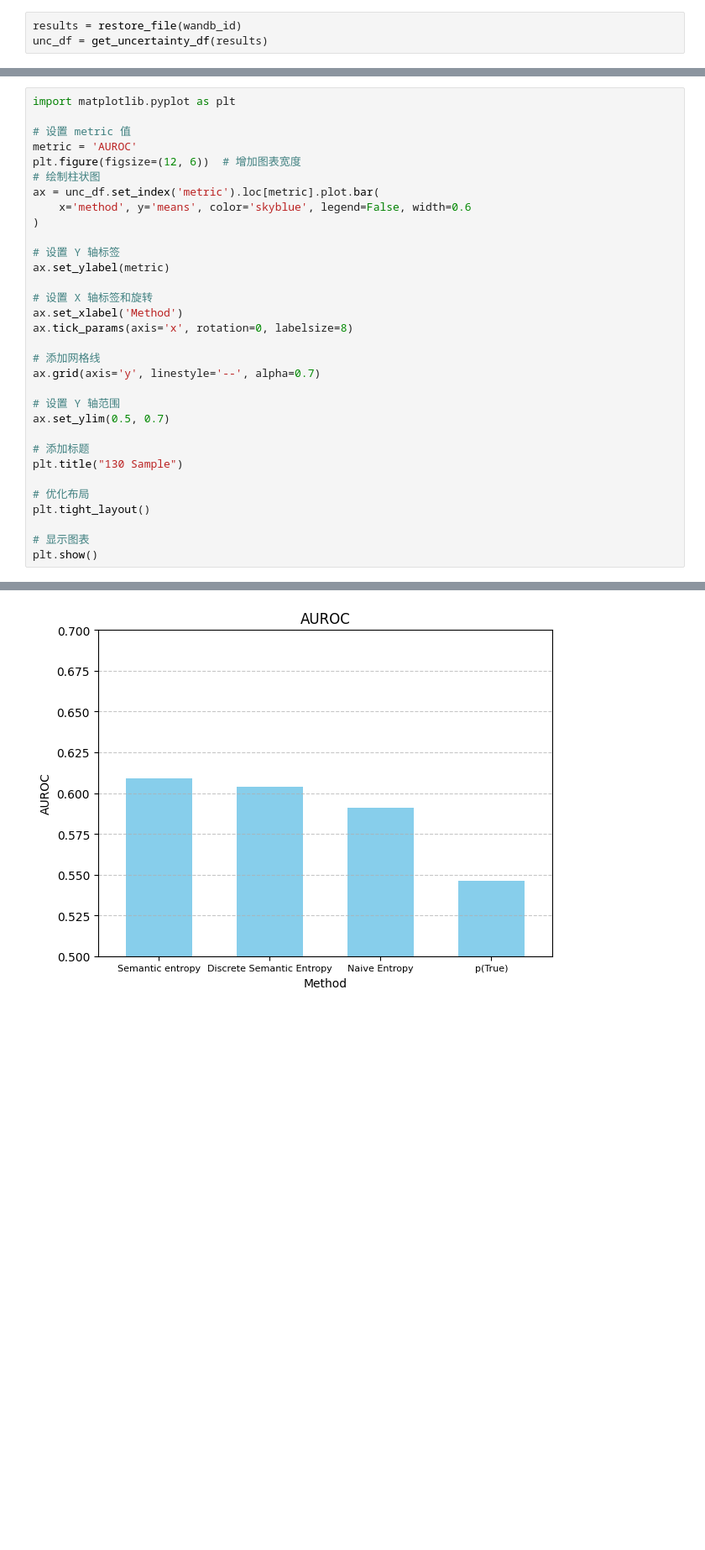
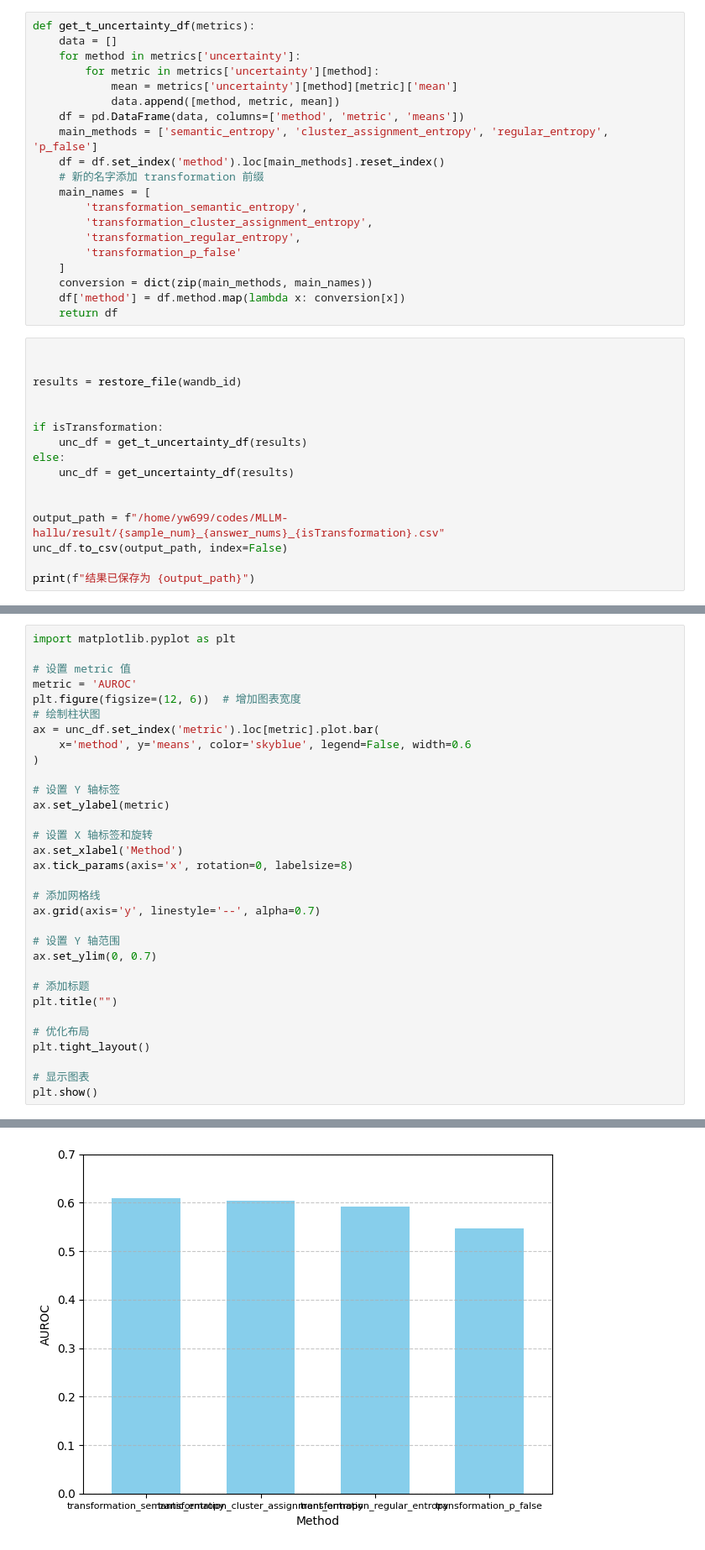
Before and after one commit to Cookieser/MLLM-Uncertainty, a Jupyter notebook: notebooks/example_evaluation.ipynb, the cells around one changed output, grey strips where cells are left out. Shown: that part at 84% size. Saved outputs shown, nothing was run; the diff lists cells and outputs as text; blank space fills up the shorter version.

Commit message:
mllm_plus

```diff
--- a/notebooks/example_evaluation.ipynb
+++ b/notebooks/example_evaluation.ipynb
@@ -45,6 +57,39 @@ def get_uncertainty_df(metrics):
     conversion = dict(zip(main_methods, main_names))
     df['method'] = df.method.map(lambda x: conversion[x])
     return df
+# %%
+def get_t_uncertainty_df(metrics):
+    data = []
+    for method in metrics['uncertainty']:
+        for metric in metrics['uncertainty'][method]:
+            mean = metrics['uncertainty'][method][metric]['mean']
+            data.append([method, metric, mean])
+    df = pd.DataFrame(data, columns=['method', 'metric', 'means'])
+    main_methods = ['semantic_entropy', 'cluster_assignment_entropy', 'regular_entropy', 'p_false']
+    df = df.set_index('method').loc[main_methods].reset_index()
+    # 新的名字添加 transformation 前缀
+    main_names = [
+        'transformation_semantic_entropy',
+        'transformation_cluster_assignment_entropy',
+        'transformation_regular_entropy',
+        'transformation_p_false'
+    ]
+    conversion = dict(zip(main_methods, main_names))
+    df['method'] = df.method.map(lambda x: conversion[x])
+    return df
 # %%
+
+
 results = restore_file(wandb_id)
-unc_df = get_uncertainty_df(results)
+
+
+if isTransformation:
+    unc_df = get_t_uncertainty_df(results)
+else:
+    unc_df = get_uncertainty_df(results)
+
+
+output_path = f"/home/yw699/codes/MLLM-hallu/result/{sample_num}_{answer_nums}_{isTransformation}.csv"
+unc_df.to_csv(output_path, index=False)
+
+print(f"结果已保存为 {output_path}")
@@ -53,36 +100,36 @@ import matplotlib.pyplot as plt
 
 # 设置 metric 值
 metric = 'AUROC'
 plt.figure(figsize=(12, 6))  # 增加图表宽度
 # 绘制柱状图
 ax = unc_df.set_index('metric').loc[metric].plot.bar(
     x='method', y='means', color='skyblue', legend=False, width=0.6
 )
 
 # 设置 Y 轴标签
 ax.set_ylabel(metric)
 
 # 设置 X 轴标签和旋转
 ax.set_xlabel('Method')
 ax.tick_params(axis='x', rotation=0, labelsize=8)
 
 # 添加网格线
 ax.grid(axis='y', linestyle='--', alpha=0.7)
 
 # 设置 Y 轴范围
-ax.set_ylim(0.5, 0.7)
+ax.set_ylim(0, 0.7)
 
 # 添加标题
-plt.title("130 Sample")
+plt.title("")
 
 # 优化布局
 plt.tight_layout()
 
 # 显示图表
 plt.show()
 # %% [output]
 <Figure size 1200x600 with 0 Axes>
-[figure, old version]
+[figure, new version]
 # %%
 metric = 'AUROC'
 unc_df.set_index('metric').loc[metric].plot.bar(x='method', y='means')
```
Also changed, not shown: parts of 4 cells of this notebook, 5 other files.
